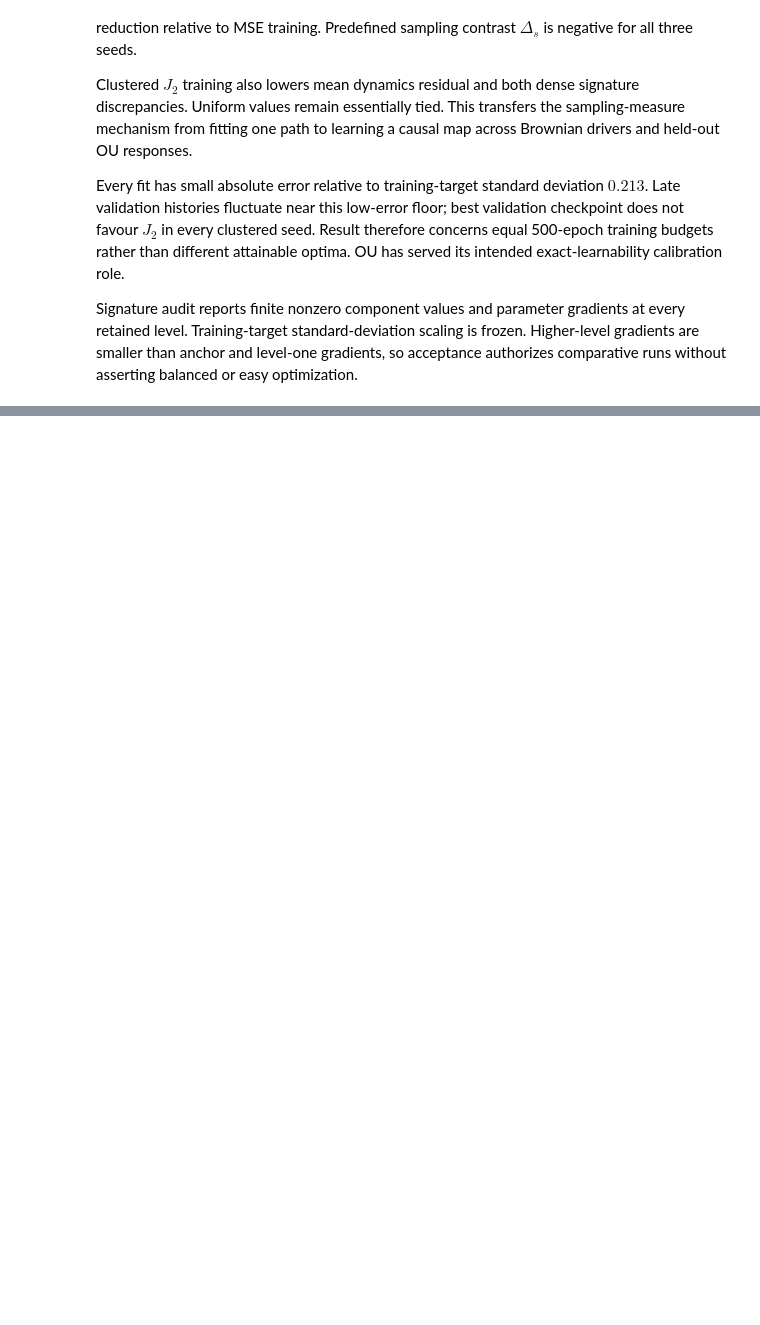
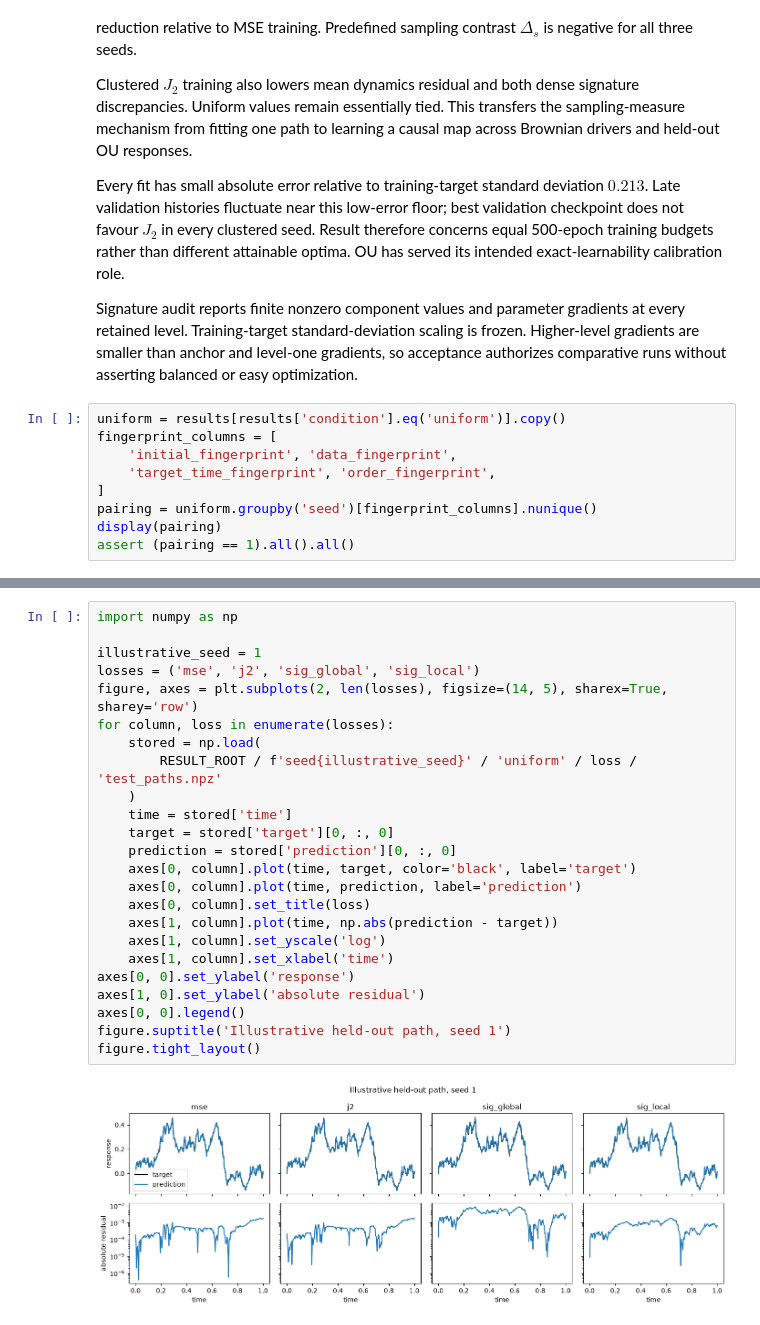
Before and after one commit to davinhpqiu/pathwise-loss, a Jupyter notebook: notebooks/06_brownian_ou_operator.ipynb, the cells around one changed output, grey strips where cells are left out. Saved outputs shown, nothing was run; the diff lists cells and outputs as text; blank space fills up the shorter version.

```diff
--- a/notebooks/06_brownian_ou_operator.ipynb
+++ b/notebooks/06_brownian_ou_operator.ipynb
@@ -180,3 +223,12 @@ Clustered $J_2$ training also lowers mean dynamics residual and both dense signa
 Every fit has small absolute error relative to training-target standard deviation $0.213$. Late validation histories fluctuate near this low-error floor; best validation checkpoint does not favour $J_2$ in every clustered seed. Result therefore concerns equal 500-epoch training budgets rather than different attainable optima. OU has served its intended exact-learnability calibration role.
 
 Signature audit reports finite nonzero component values and parameter gradients at every retained level. Training-target standard-deviation scaling is frozen. Higher-level gradients are smaller than anchor and level-one gradients, so acceptance authorizes comparative runs without asserting balanced or easy optimization.
+# %%
+uniform = results[results['condition'].eq('uniform')].copy()
+fingerprint_columns = [
+    'initial_fingerprint', 'data_fingerprint',
+    'target_time_fingerprint', 'order_fingerprint',
+]
+pairing = uniform.groupby('seed')[fingerprint_columns].nunique()
+display(pairing)
+assert (pairing == 1).all().all()
@@ -182,0 +364,26 @@ Signature audit reports finite nonzero component values and parameter gradients
+# %%
+import numpy as np
+
+illustrative_seed = 1
+losses = ('mse', 'j2', 'sig_global', 'sig_local')
+figure, axes = plt.subplots(2, len(losses), figsize=(14, 5), sharex=True, sharey='row')
+for column, loss in enumerate(losses):
+    stored = np.load(
+        RESULT_ROOT / f'seed{illustrative_seed}' / 'uniform' / loss / 'test_paths.npz'
+    )
+    time = stored['time']
+    target = stored['target'][0, :, 0]
+    prediction = stored['prediction'][0, :, 0]
+    axes[0, column].plot(time, target, color='black', label='target')
+    axes[0, column].plot(time, prediction, label='prediction')
+    axes[0, column].set_title(loss)
+    axes[1, column].plot(time, np.abs(prediction - target))
+    axes[1, column].set_yscale('log')
+    axes[1, column].set_xlabel('time')
+axes[0, 0].set_ylabel('response')
+axes[1, 0].set_ylabel('absolute residual')
+axes[0, 0].legend()
+figure.suptitle('Illustrative held-out path, seed 1')
+figure.tight_layout()
+# %% [output]
+[figure, added]
```
Also changed, not shown: parts of 11 cells of this notebook.
